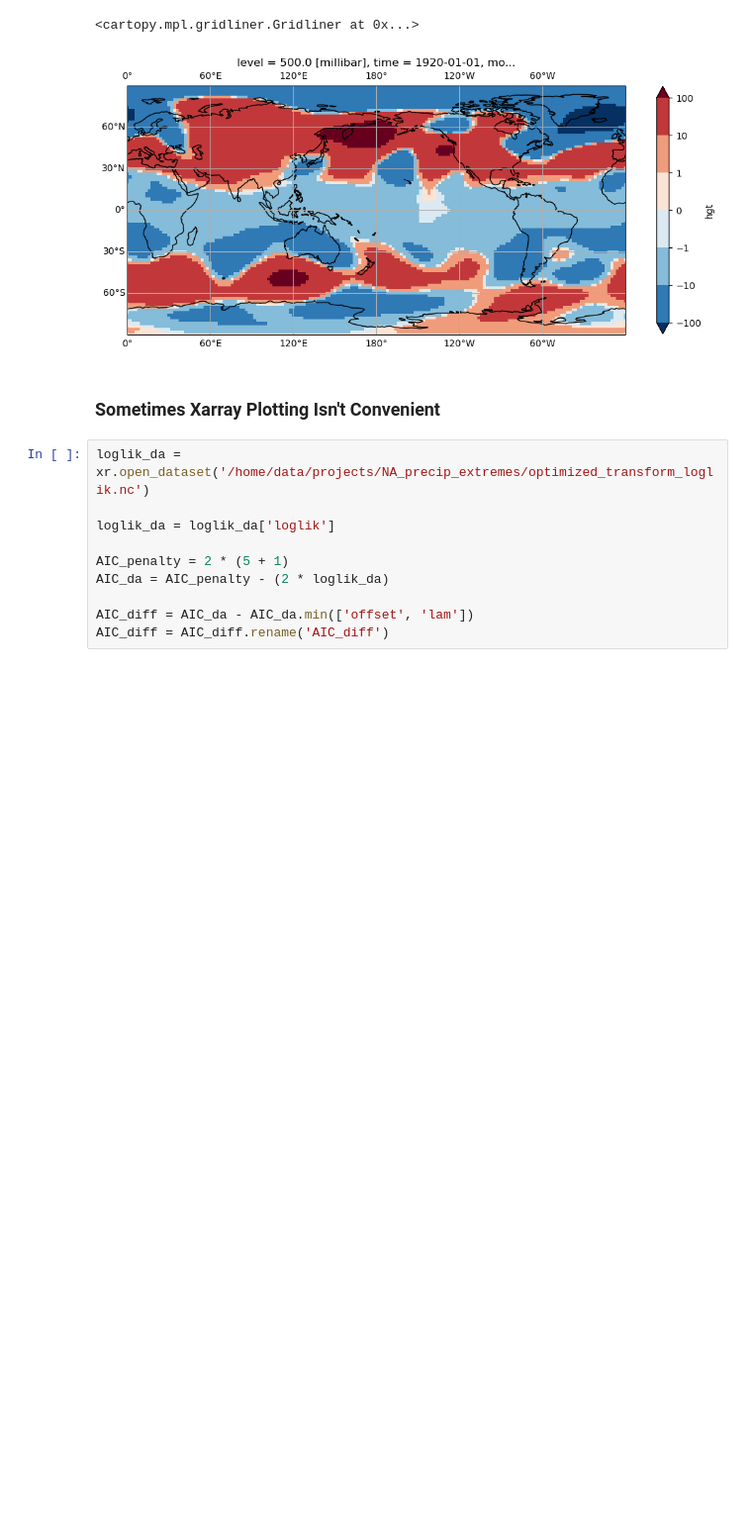
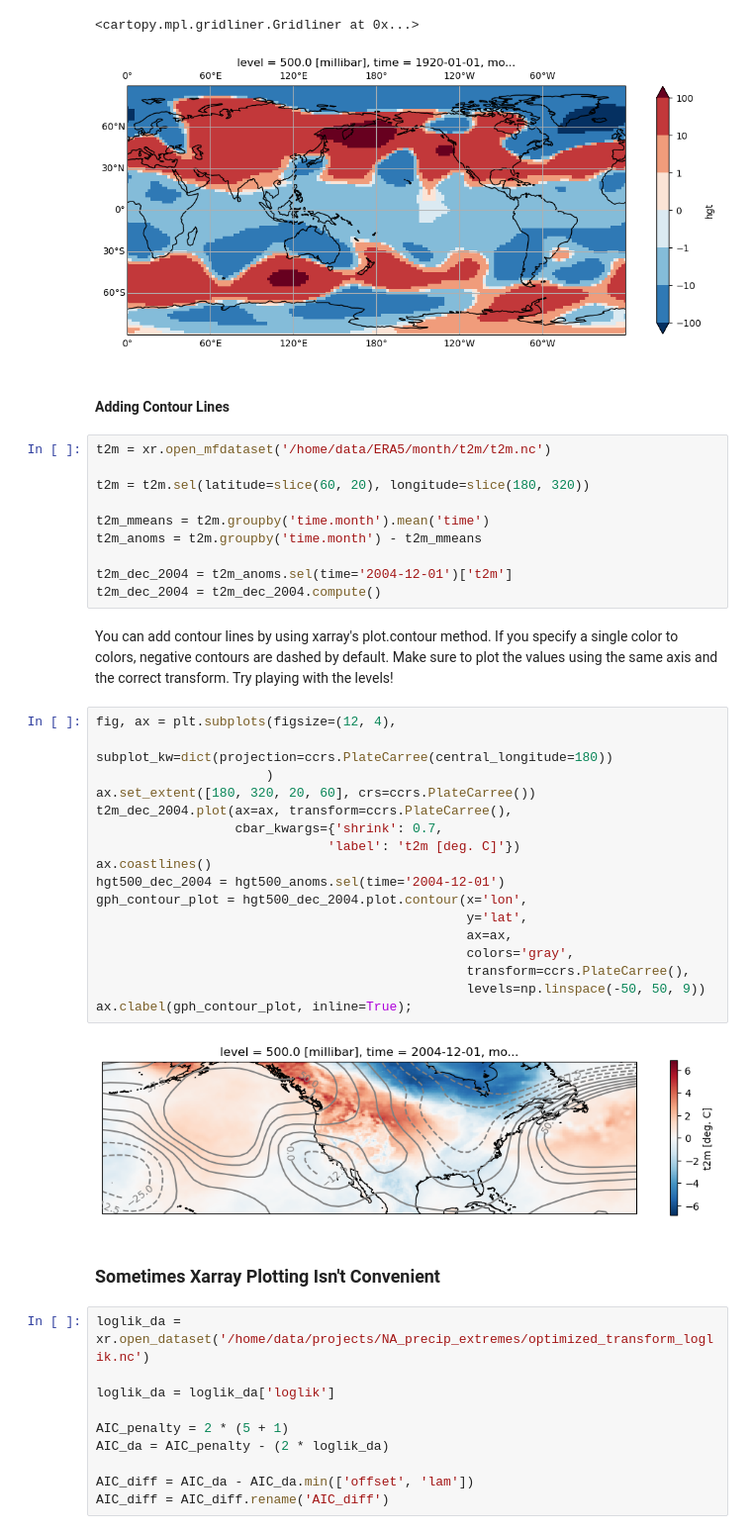
Before and after one commit to kylemcevoy/example_notebooks, a Jupyter notebook: plotting_gallery.ipynb, the cells around one changed output. Shown at 99% size. Saved outputs shown, nothing was run; the diff lists cells and outputs as text; blank space fills up the shorter version.

Commit message:
updated with contour lines plot

```diff
--- a/plotting_gallery.ipynb
+++ b/plotting_gallery.ipynb
@@ -263,6 +263,42 @@ cmap_plot5.axes.gridlines(draw_labels=True)
 # %% [output]
 <cartopy.mpl.gridliner.Gridliner at 0x...>
 [figure]
+# %% [markdown]
+#### Adding Contour Lines
+# %%
+t2m = xr.open_mfdataset('/home/data/ERA5/month/t2m/t2m.nc')
+
+t2m = t2m.sel(latitude=slice(60, 20), longitude=slice(180, 320))
+
+t2m_mmeans = t2m.groupby('time.month').mean('time')
+t2m_anoms = t2m.groupby('time.month') - t2m_mmeans
+
+t2m_dec_2004 = t2m_anoms.sel(time='2004-12-01')['t2m']
+t2m_dec_2004 = t2m_dec_2004.compute()
+# %% [markdown]
+You can add contour lines by using xarray's plot.contour method.
+If you specify a single color to colors, negative contours are
+dashed by default. Make sure to plot the values using the same
+axis and the correct transform. Try playing with the levels!
+# %%
+fig, ax = plt.subplots(figsize=(12, 4),
+                       subplot_kw=dict(projection=ccrs.PlateCarree(central_longitude=180))
+                      )
+ax.set_extent([180, 320, 20, 60], crs=ccrs.PlateCarree())
+t2m_dec_2004.plot(ax=ax, transform=ccrs.PlateCarree(),
+                  cbar_kwargs={'shrink': 0.7,
+                              'label': 't2m [deg. C]'})
+ax.coastlines()
+hgt500_dec_2004 = hgt500_anoms.sel(time='2004-12-01')
+gph_contour_plot = hgt500_dec_2004.plot.contour(x='lon',
+                                                y='lat',
+                                                ax=ax,
+                                                colors='gray',
+                                                transform=ccrs.PlateCarree(),
+                                                levels=np.linspace(-50, 50, 9))
+ax.clabel(gph_contour_plot, inline=True);
+# %% [output]
+[figure, added]
 # %% [markdown]
 ### Sometimes Xarray Plotting Isn't Convenient
 # %%
```
